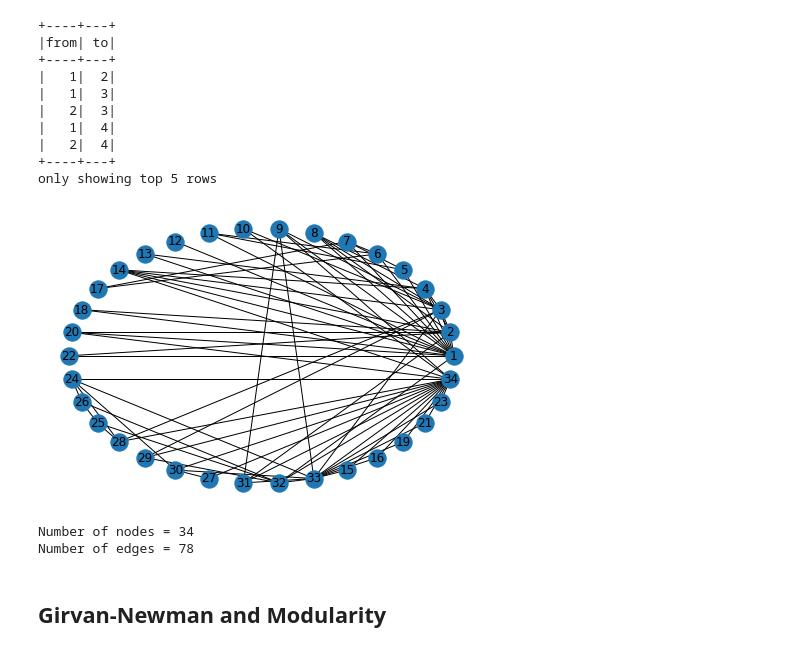
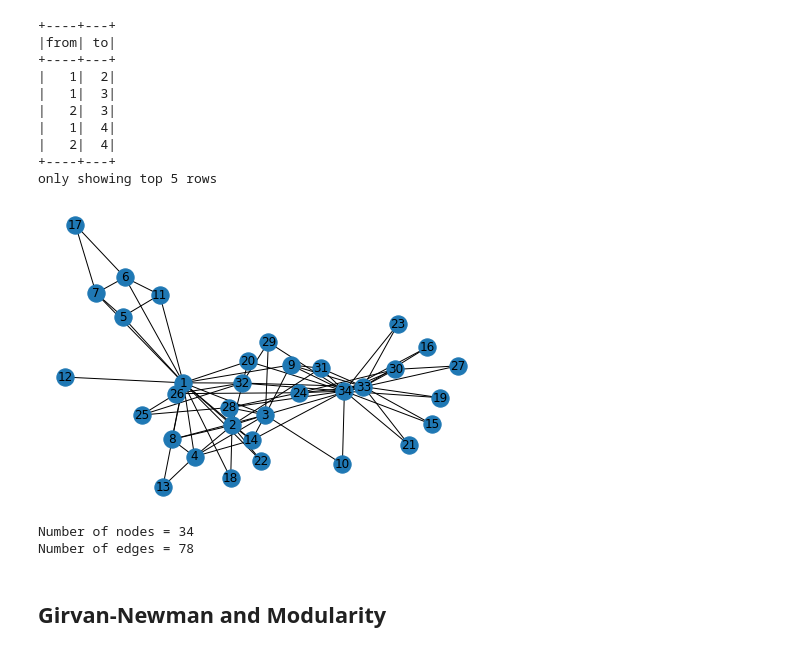
Before and after one commit to macc-uece/mineracao-massiva-dados, a Jupyter notebook: 08-Comunidades-KarateClub.ipynb, the cells around one changed output. Cells and saved outputs as stored; diff of their text form; code cells hidden in the pictures.

```diff
--- a/08-Comunidades-KarateClub.ipynb
+++ b/08-Comunidades-KarateClub.ipynb
@@ -77,20 +75,23 @@ only showing top 5 rows
 # %%
 # Extrair campos para definir os arestas do grafo e converter para Dataframe Pandas
 edge = karate.select("from","to").toPandas()
 
 #G = nx.karate_club_graph()
 G = nx.from_pandas_edgelist(edge,source="from",target="to",create_using=nx.Graph())
 
 # Define node position in graph
 pos = nx.spring_layout(G)
 
-nx.draw_circular(G, with_labels=True)
+# visualize the graph
+nx.draw(G, with_labels = True)
+
+#nx.draw_circular(G, with_labels=True)
 plt.show()
 
 print("Number of nodes =",G.number_of_nodes())
 print("Number of edges =",G.number_of_edges())
 # %% [output]
-[figure, old version]
+[figure, new version]
 Number of nodes = 34
 Number of edges = 78
 # %% [markdown]
```
Also changed, not shown: parts of 8 cells of this notebook.
